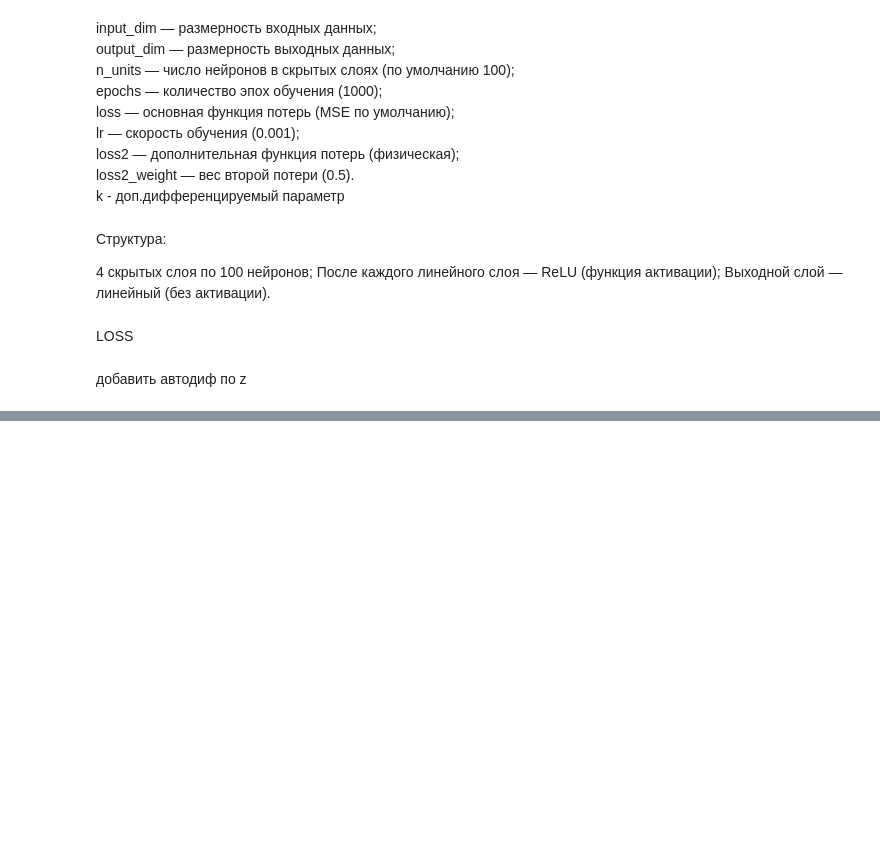
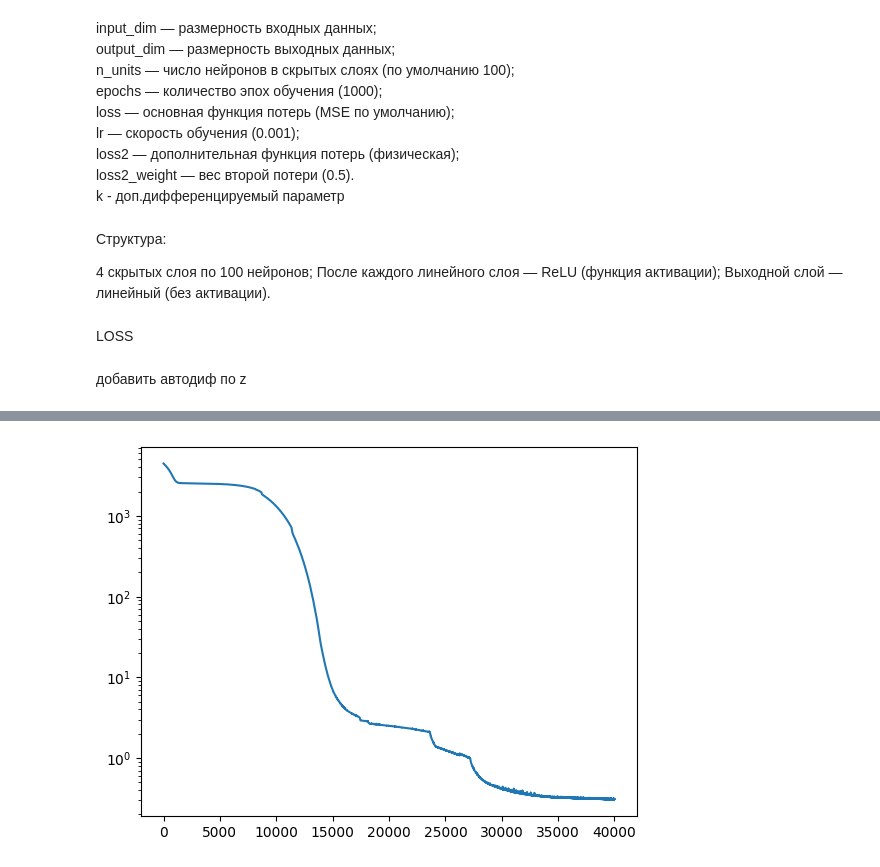
Before and after one commit to kzmna/PINN, a Jupyter notebook: irrelevant/old_training.ipynb, the cells around one changed output, grey strips where cells are left out. Cells and saved outputs as stored; diff of their text form; code cells hidden in the pictures; blank space fills up the shorter version.

```diff
--- a/irrelevant/old_training.ipynb
+++ b/irrelevant/old_training.ipynb
@@ -310,0 +237,7 @@ plt.xlabel('Время, с')
+# %%
+pinn = Pinn(1, 1, loss2=physics_loss, loss2_weight=1, epochs=40000, lr= 5e-6, k=0.005).to(DEVICE)
+
+losses = pinn.fit(t, S)
+plt.plot(losses)
+plt.yscale('log')
+# %% [output]
@@ -310,0 +254 @@ plt.xlabel('Время, с')
+[figure, added]
```
Also changed, not shown: parts of 23 cells of this notebook, 10 other files.
